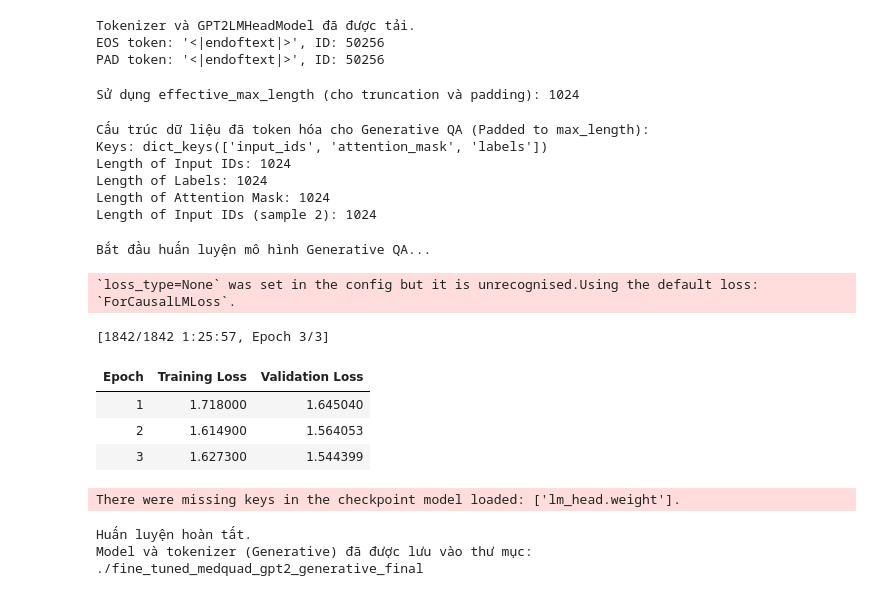
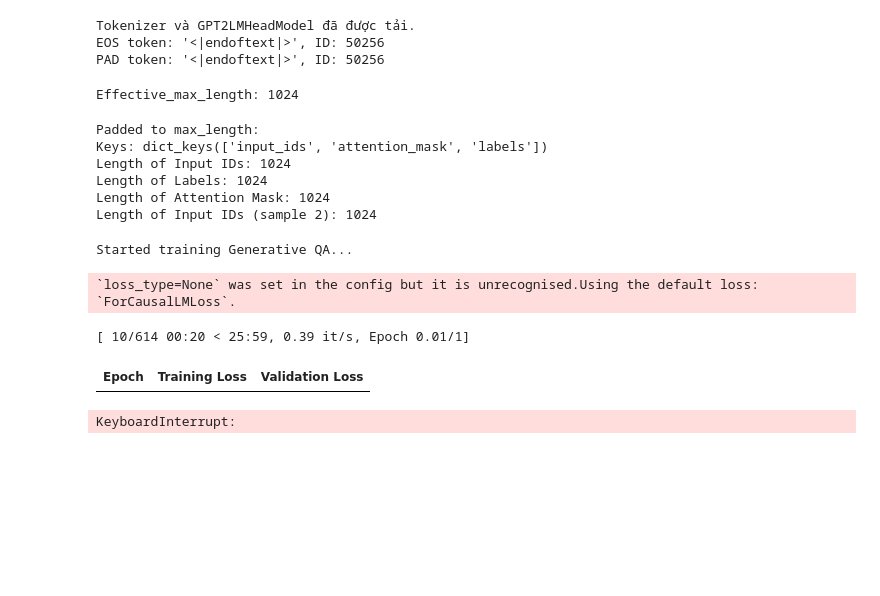
Before and after one commit to tuanng007/medical_qa_gpt2, a Jupyter notebook: Medical_QA_GPT2.ipynb, the cells around one changed output. Saved outputs shown, nothing was run; the diff lists cells and outputs as text; code cells hidden in the pictures; blank space fills up the shorter version.

```diff
--- a/Medical_QA_GPT2.ipynb
+++ b/Medical_QA_GPT2.ipynb
@@ -361,15 +525,11 @@ Tokenizer và GPT2LMHeadModel đã được tải.
 EOS token: '<|endoftext|>', ID: 50256
 PAD token: '<|endoftext|>', ID: 50256
 # %%
-# @title 6. Tokenization for trainer (Generative QA - Padding đến max_length)
+# @title 6. Tokenization for trainer (Generative QA - Padding to max_length)
 
-# Đặt một giới hạn trên thực tế, ví dụ: giới hạn của mô hình
-# hoặc một giá trị bạn biết GPU có thể xử lý
-effective_max_length = tokenizer.model_max_length # Thường là 1024 cho GPT-2 base
-# Hoặc bạn có thể đặt một giá trị nhỏ hơn nếu muốn, ví dụ: 512
-# effective_max_length = 512
+effective_max_length = tokenizer.model_max_length
 
-print(f"Sử dụng effective_max_length (cho truncation và padding): {effective_max_length}")
+print(f"Effective_max_length: {effective_max_length}")
 
 def preprocess_function_generative(examples):
     inputs_text = []
@@ -380,15 +540,14 @@ def preprocess_function_generative(examples):
     model_inputs = tokenizer(
         inputs_text,
         truncation=True,
-        padding="max_length",   # QUAN TRỌNG: Pad đến max_length
+        padding="max_length",
         max_length=effective_max_length,
-        return_attention_mask=True # Mặc định là True, nhưng có thể thêm tường minh
+        return_attention_mask=True
     )
     model_inputs["labels"] = model_inputs["input_ids"].copy()
     return model_inputs
 
 
-# Áp dụng hàm tiền xử lý cho dataset
 column_names_gen_train = dataset_dict_gen["train"].column_names
 tokenized_datasets_gen = dataset_dict_gen.map(
     preprocess_function_generative,
@@ -396,23 +555,19 @@ tokenized_datasets_gen = dataset_dict_gen.map(
     remove_columns=column_names_gen_train
 )
 
-print("\nCấu trúc dữ liệu đã token hóa cho Generative QA (Padded to max_length):")
+print("\nPadded to max_length:")
 sample_tokenized_gen = tokenized_datasets_gen["train"][0]
 print(f"Keys: {sample_tokenized_gen.keys()}")
 print(f"Length of Input IDs: {len(sample_tokenized_gen['input_ids'])}")
 print(f"Length of Labels: {len(sample_tokenized_gen['labels'])}")
 print(f"Length of Attention Mask: {len(sample_tokenized_gen['attention_mask'])}")
 
-# Kiểm tra một vài mẫu khác nhau để đảm bảo độ dài bằng nhau
 if len(tokenized_datasets_gen["train"]) > 1:
     sample2_tokenized_gen = tokenized_datasets_gen["train"][1]
     print(f"Length of Input IDs (sample 2): {len(sample2_tokenized_gen['input_ids'])}")
-
-
-# ... (phần còn lại của cell 6) ...
 # %% [output]
-Sử dụng effective_max_length (cho truncation và padding): 1024
+Effective_max_length: 1024
-Cấu trúc dữ liệu đã token hóa cho Generative QA (Padded to max_length):
+Padded to max_length:
 Keys: dict_keys(['input_ids', 'attention_mask', 'labels'])
 Length of Input IDs: 1024
 Length of Labels: 1024
@@ -426,59 +581,52 @@ os.environ["WANDB_DISABLED"] = "true"
 
 from transformers import Trainer, TrainingArguments
 
-# Data collator sẽ xử lý padding và tạo labels phù hợp cho language modeling
-# Nếu labels chưa được set -100 cho padding tokens, DataCollatorForLanguageModeling sẽ làm điều đó
+
 data_collator_gen = DataCollatorForLanguageModeling(
     tokenizer=tokenizer,
-    mlm=False  # Chúng ta đang làm Causal LM (CLM), không phải Masked LM (MLM)
+    mlm=False
 )
 
 training_args_gen = TrainingArguments(
     output_dir="./results_medquad_gpt2_generative",
     eval_strategy="epoch",
-    learning_rate=5e-5, # Có thể cần điều chỉnh
-    per_device_train_batch_size=6, # Giảm nếu OOM
-    per_device_eval_batch_size=6,  # Giảm nếu OOM
+    learning_rate=5e-5,
+    per_device_train_batch_size=6,
+    per_device_eval_batch_size=6,
     gradient_accumulation_steps=4,
-    num_train_epochs=3, # Tăng lên 3-5 epochs hoặc hơn cho kết quả tốt hơn, nhưng tốn thời gian
+    num_train_epochs=1,
     weight_decay=0.01,
     save_strategy="epoch",
     load_best_model_at_end=True,
     fp16=torch.cuda.is_available(),
     logging_steps=50,
     report_to="none",
-    # Thêm các tham số khác nếu cần, ví dụ: gradient_accumulation_steps
 )
 
 trainer_gen = Trainer(
-    model=model, # model là GPT2LMHeadModel
+    model=model,
     args=training_args_gen,
     train_dataset=tokenized_datasets_gen["train"],
     eval_dataset=tokenized_datasets_gen["validation"],
     data_collator=data_collator_gen,
 )
 
-print("\nBắt đầu huấn luyện mô hình Generative QA...")
+print("\nStarted training Generative QA...")
 try:
     trainer_gen.train()
-    print("Huấn luyện hoàn tất.")
+    print("Training completed.")
 except Exception as e:
-    print(f"Lỗi trong quá trình huấn luyện: {e}")
-    print("Thử giảm batch_size nếu là lỗi OOM.")
+    print(f"Error: {e}")
+    print("Try reduce batch size if OOM.")
 
-# Lưu model và tokenizer tốt nhất
+# Save model and token
 output_model_dir_gen = "./fine_tuned_medquad_gpt2_generative_final"
 trainer_gen.save_model(output_model_dir_gen)
-tokenizer.save_pretrained(output_model_dir_gen) # Lưu cả tokenizer
-print(f"Model và tokenizer (Generative) đã được lưu vào thư mục: {output_model_dir_gen}")
+tokenizer.save_pretrained(output_model_dir_gen)
+print(f"Model and tokenizer (Generative) have been saved: {output_model_dir_gen}")
 # %% [output]
-Bắt đầu huấn luyện mô hình Generative QA...
+Started training Generative QA...
 `loss_type=None` was set in the config but it is unrecognised.Using the default loss: `ForCausalLMLoss`.
-[1842/1842 1:25:57, Epoch 3/3]
+[ 10/614 00:20 < 25:59, 0.39 it/s, Epoch 0.01/1]
 | Epoch | Training Loss | Validation Loss |
-| 1 | 1.718000 | 1.645040 |
-| 2 | 1.614900 | 1.564053 |
-| 3 | 1.627300 | 1.544399 |
-There were missing keys in the checkpoint model loaded: ['lm_head.weight'].
+KeyboardInterrupt:
-Huấn luyện hoàn tất.
-Model và tokenizer (Generative) đã được lưu vào thư mục: ./fine_tuned_medquad_gpt2_generative_final
```
Also changed, not shown: parts of 9 cells of this notebook.
